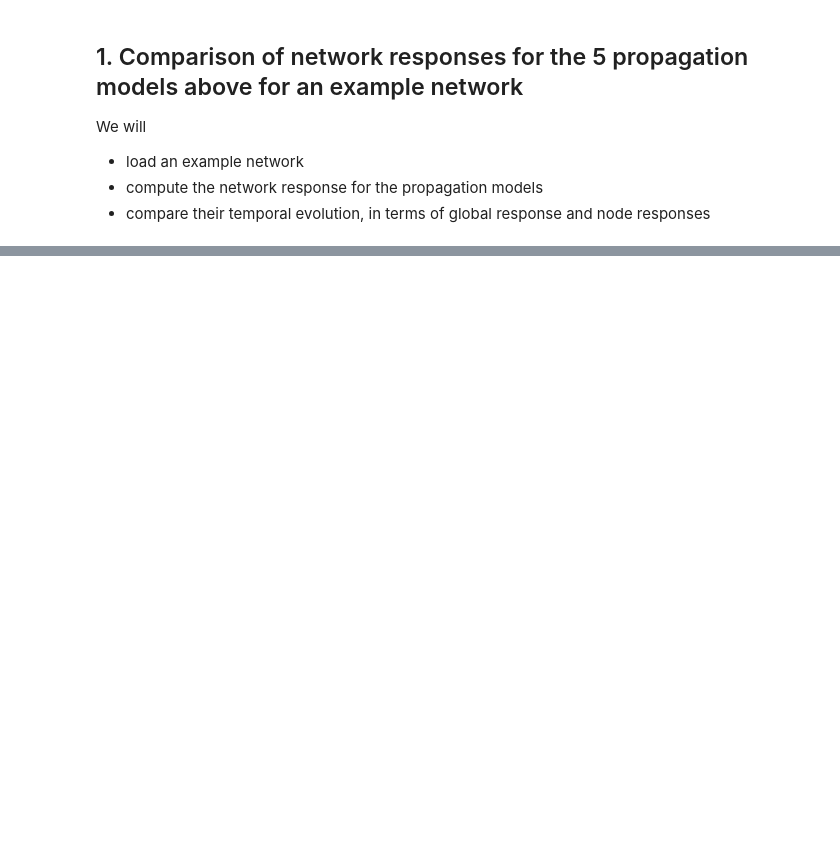
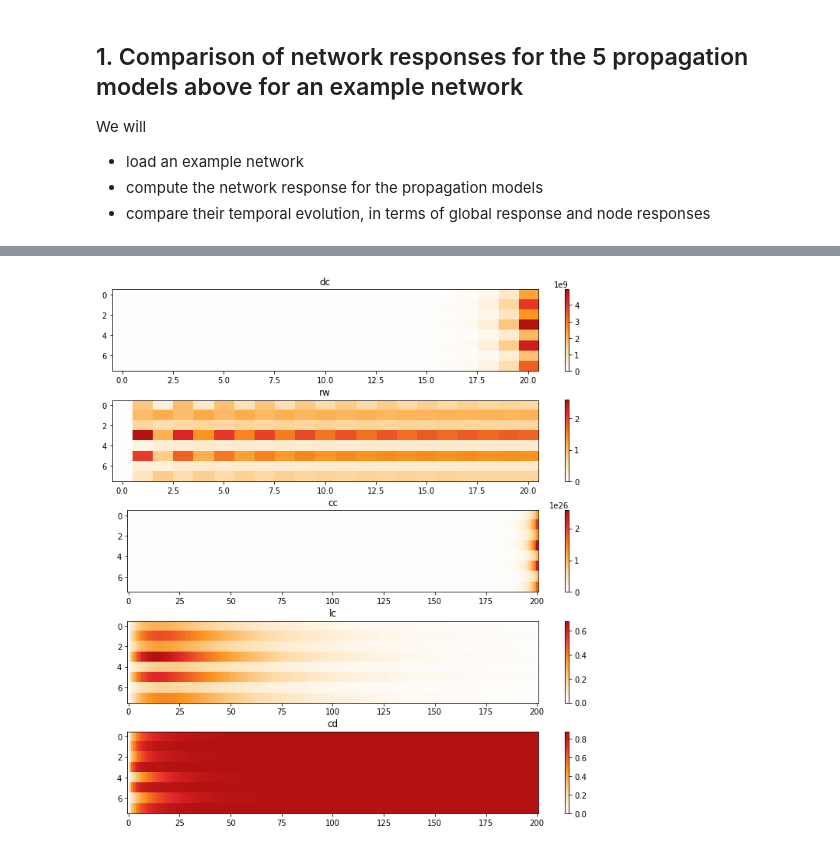
Before and after one commit to mb-BCA/SiReNetA_Tutorials, a Jupyter notebook: Tutorial_Notebooks/3_Basics_CanonModels.ipynb, the cells around one changed output, grey strips where cells are left out. Saved outputs shown, nothing was run; the diff lists cells and outputs as text; code cells hidden in the pictures; blank space fills up the shorter version.

```diff
--- a/Tutorial_Notebooks/3_Basics_CanonModels.ipynb
+++ b/Tutorial_Notebooks/3_Basics_CanonModels.ipynb
@@ -130,10 +163,12 @@ aspects = [0.5, 0.5, 5.0, 5.0, 5.0]
 # %%
-# plot the node responses as curves
+# plot the node responses as temporal raster (or carpet) plots
 
 plt.figure(figsize=[10,10])
 for i in range(n_pm):
     plt.subplot(n_pm,1,i+1)
-    plt.plot(ts[i], inrs[i])
+    plt.imshow(inrs[i].T, aspect=aspects[i], interpolation='nearest', cmap=newReds)
     plt.title(labels[i])
+    plt.colorbar()
 plt.tight_layout()
-plt.show()
+# %% [output]
+[figure, added]
```
Also changed, not shown: parts of 10 cells of this notebook, 1 other file.
